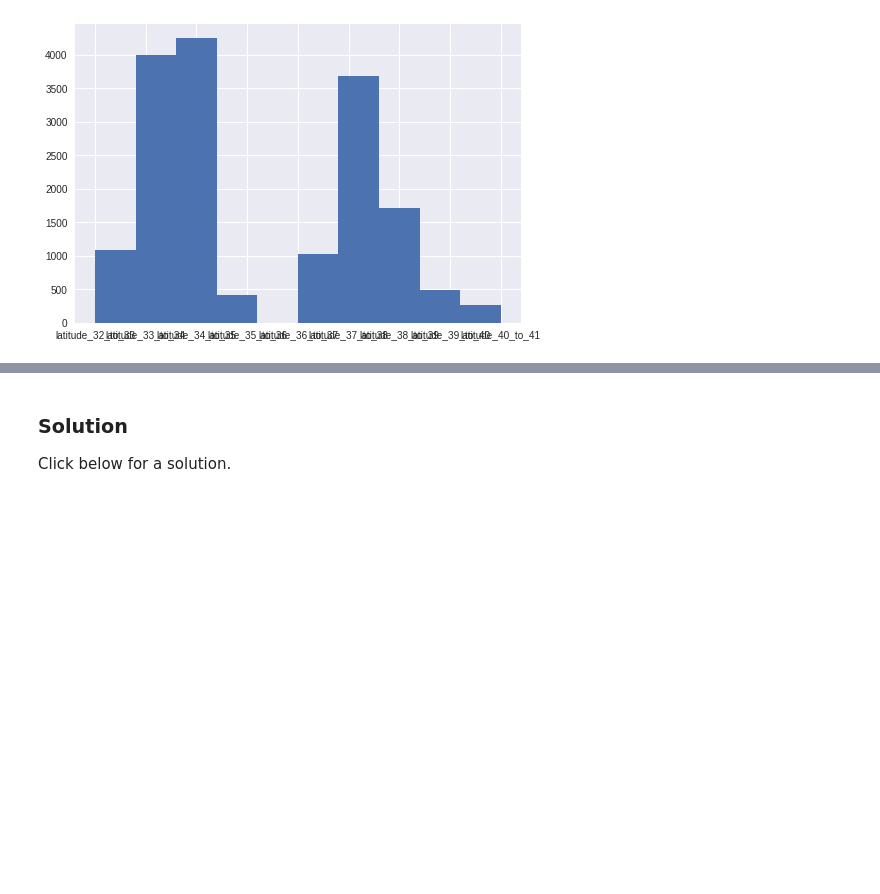
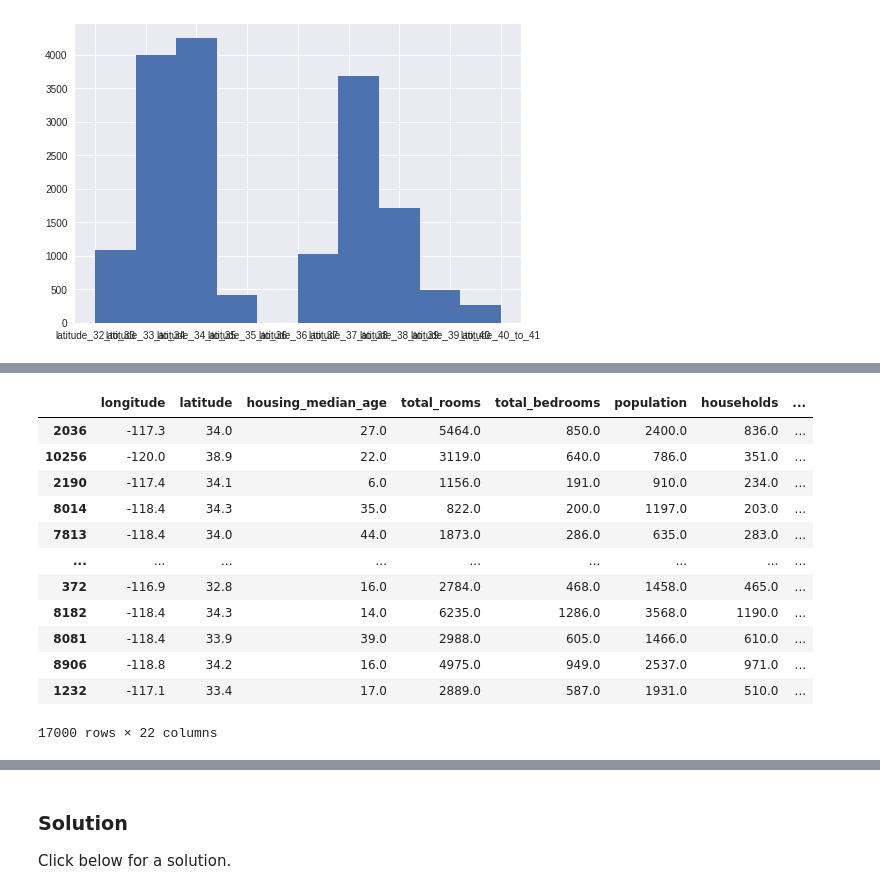
Before and after one commit to tenvol/tsf00, a Jupyter notebook: feature_sets.ipynb, the cells around one changed output, grey strips where cells are left out. Cells and saved outputs as stored; diff of their text form; code cells hidden in the pictures; blank space fills up the shorter version.

```diff
--- a/feature_sets.ipynb
+++ b/feature_sets.ipynb
@@ -822,0 +872,2 @@ pd.get_dummies(california_housing_dataframe['latitude_bucket'])
+# %%
+california_housing_dataframe_df = california_housing_dataframe.copy()
@@ -822,0 +886,2 @@ pd.get_dummies(california_housing_dataframe['latitude_bucket'])
+# %%
+xdummies = pd.get_dummies(california_housing_dataframe_df['latitude_bucket_II'])
@@ -822,0 +922,16 @@ pd.get_dummies(california_housing_dataframe['latitude_bucket'])
+# %%
+pd.concat([california_housing_dataframe_df, xdummies], axis=1)
+# %% [output]
+|  | longitude | latitude | housing_median_age | total_rooms | total_bedrooms | population | households | ... |
+| 2036 | -117.3 | 34.0 | 27.0 | 5464.0 | 850.0 | 2400.0 | 836.0 | ... |
+| 10256 | -120.0 | 38.9 | 22.0 | 3119.0 | 640.0 | 786.0 | 351.0 | ... |
+| 2190 | -117.4 | 34.1 | 6.0 | 1156.0 | 191.0 | 910.0 | 234.0 | ... |
+| 8014 | -118.4 | 34.3 | 35.0 | 822.0 | 200.0 | 1197.0 | 203.0 | ... |
+| 7813 | -118.4 | 34.0 | 44.0 | 1873.0 | 286.0 | 635.0 | 283.0 | ... |
+| ... | ... | ... | ... | ... | ... | ... | ... | ... |
+| 372 | -116.9 | 32.8 | 16.0 | 2784.0 | 468.0 | 1458.0 | 465.0 | ... |
+| 8182 | -118.4 | 34.3 | 14.0 | 6235.0 | 1286.0 | 3568.0 | 1190.0 | ... |
+| 8081 | -118.4 | 33.9 | 39.0 | 2988.0 | 605.0 | 1466.0 | 610.0 | ... |
+| 8906 | -118.8 | 34.2 | 16.0 | 4975.0 | 949.0 | 2537.0 | 971.0 | ... |
+| 1232 | -117.1 | 33.4 | 17.0 | 2889.0 | 587.0 | 1931.0 | 510.0 | ... |
+17000 rows × 22 columns
```
Also changed, not shown: parts of 44 cells of this notebook.
